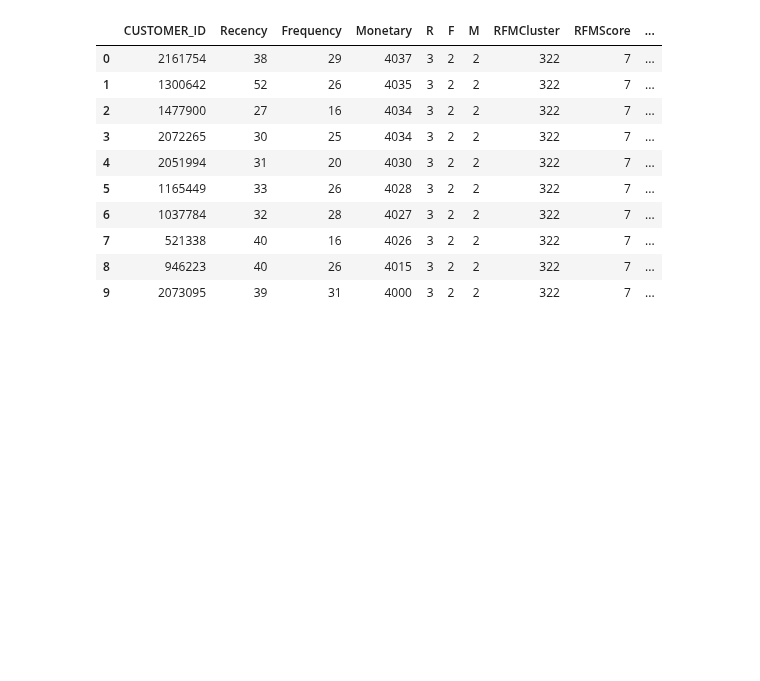
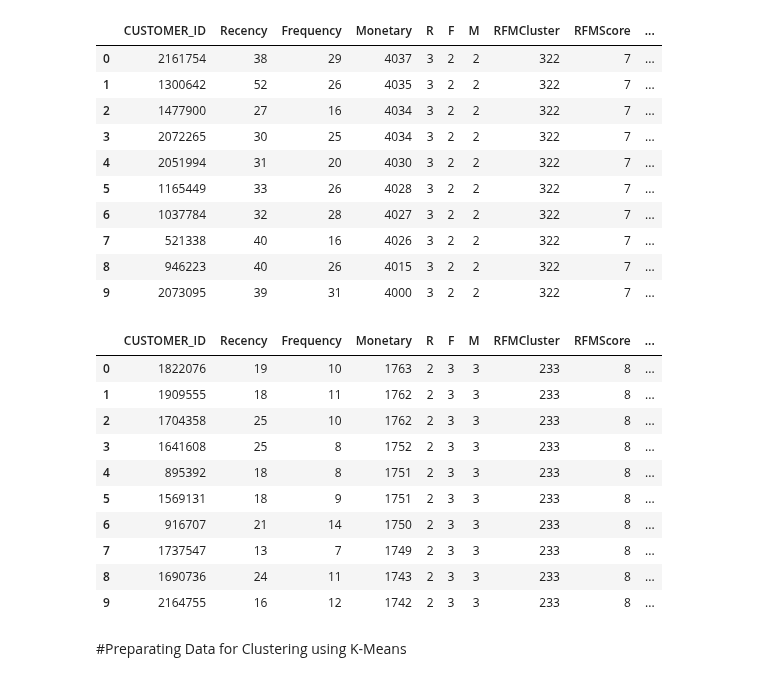
Before and after one commit to kristaLumbantoruan/customer-clustering-for-crm-in-xyz-store, a Jupyter notebook: Customer_Clustering.ipynb, the cells around one changed output. Saved outputs shown, nothing was run; the diff lists cells and outputs as text; code cells hidden in the pictures; blank space fills up the shorter version.

```diff
--- a/Customer_Clustering.ipynb
+++ b/Customer_Clustering.ipynb
@@ -428,3 +429,20 @@ RFMScoring[RFMScoring['RFMCluster']=='322'].sort_values('Monetary', ascending =
 | 7 | 521338 | 40 | 16 | 4026 | 3 | 2 | 2 | 322 | 7 | ... |
 | 8 | 946223 | 40 | 26 | 4015 | 3 | 2 | 2 | 322 | 7 | ... |
 | 9 | 2073095 | 39 | 31 | 4000 | 3 | 2 | 2 | 322 | 7 | ... |
+# %%
+#Validate the data for RFMCluster = 233
+RFMScoring[RFMScoring['RFMCluster']=='233'].sort_values('Monetary', ascending = False).reset_index().head(10)
+# %% [output]
+|  | CUSTOMER_ID | Recency | Frequency | Monetary | R | F | M | RFMCluster | RFMScore | ... |
+| 0 | 1822076 | 19 | 10 | 1763 | 2 | 3 | 3 | 233 | 8 | ... |
+| 1 | 1909555 | 18 | 11 | 1762 | 2 | 3 | 3 | 233 | 8 | ... |
+| 2 | 1704358 | 25 | 10 | 1762 | 2 | 3 | 3 | 233 | 8 | ... |
+| 3 | 1641608 | 25 | 8 | 1752 | 2 | 3 | 3 | 233 | 8 | ... |
+| 4 | 895392 | 18 | 8 | 1751 | 2 | 3 | 3 | 233 | 8 | ... |
+| 5 | 1569131 | 18 | 9 | 1751 | 2 | 3 | 3 | 233 | 8 | ... |
+| 6 | 916707 | 21 | 14 | 1750 | 2 | 3 | 3 | 233 | 8 | ... |
+| 7 | 1737547 | 13 | 7 | 1749 | 2 | 3 | 3 | 233 | 8 | ... |
+| 8 | 1690736 | 24 | 11 | 1743 | 2 | 3 | 3 | 233 | 8 | ... |
+| 9 | 2164755 | 16 | 12 | 1742 | 2 | 3 | 3 | 233 | 8 | ... |
+# %% [markdown]
+#Preparating Data for Clustering using K-Means
```
Also changed, not shown: parts of 7 cells of this notebook.
